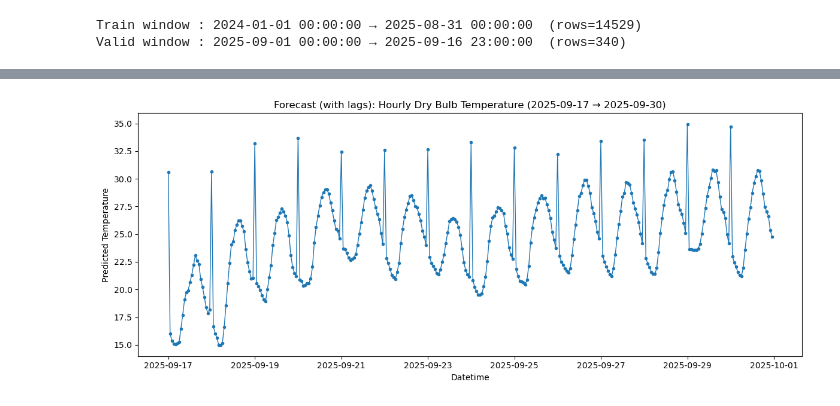
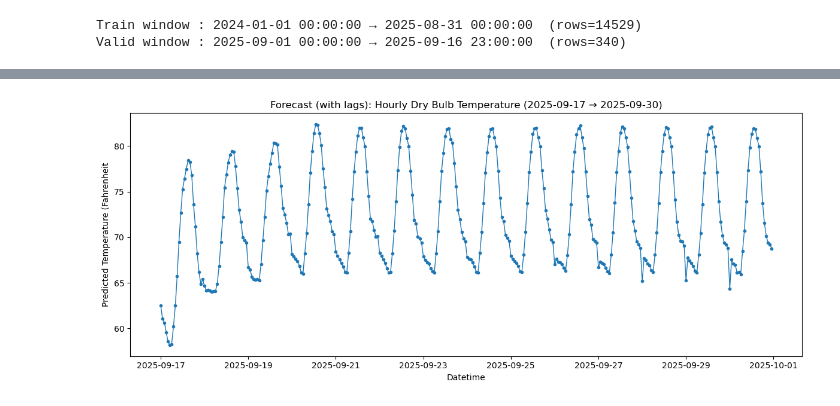
Before and after one commit to oarkse7486/ai-520-wthr-proj, a Jupyter notebook: RandomForest.ipynb, the cells around one changed output, grey strips where cells are left out. Cells and saved outputs as stored; diff of their text form; code cells hidden in the pictures.

Commit message:
Made changes to the dataset being used, added some visualizations and information

```diff
--- a/RandomForest.ipynb
+++ b/RandomForest.ipynb
@@ -16,5 +19,5 @@ from sklearn.inspection import permutation_importance
 # %%
-df = pd.read_csv('clean_data/clean_wthr_dt.csv')
+df = pd.read_csv('clean_data/updt_clean_wthr_dt.csv')
 df["ds"] = pd.to_datetime(df["ds"])
 df = df.sort_values("ds").reset_index(drop=True)
 
@@ -71,5 +78,5 @@ dtype: object
 # %%
-target = "HourlyDryBulbTemperature"
+target = "Hourly_Dry_Bulb_Temp_F"
 
 df["year"] = df["ds"].dt.year.astype(int)
 df["month"] = df["ds"].dt.month.astype(int)
@@ -96,19 +105,19 @@ features = base_features + lag_features
 # %%
 # Point at which data should be split
-val_start = pd.Timestamp("2025-09-01 00:00:00")
-val_end = pd.Timestamp("2025-09-16 23:59:59")
+test_start = pd.Timestamp("2025-09-01 00:00:00")
+test_end = pd.Timestamp("2025-09-16 23:59:59")
 
-train_df = df[df["ds"] < val_start].copy()
-val_df   = df[(df["ds"] >= val_start) & (df["ds"] <= val_end)].copy()
+train_df = df[df["ds"] < test_start].copy()
+test_df   = df[(df["ds"] >= test_start) & (df["ds"] <= test_end)].copy()
 
 X_train = train_df[features].astype(float)
 y_train = train_df[target].astype(float)
 
-X_val = val_df[features].astype(float)
-y_val = val_df[target].astype(float)
+X_test = test_df[features].astype(float)
+y_test = test_df[target].astype(float)
 
 print(f"Train window : {train_df['ds'].min()} → {train_df['ds'].max()}  (rows={len(train_df)})")
-print(f"Valid window : {val_df['ds'].min()} → {val_df['ds'].max()}  (rows={len(val_df)})")
+print(f"Valid window : {test_df['ds'].min()} → {test_df['ds'].max()}  (rows={len(test_df)})")
 # %% [output]
 Train window : 2024-01-01 00:00:00 → 2025-08-31 00:00:00  (rows=14529)
 Valid window : 2025-09-01 00:00:00 → 2025-09-16 23:00:00  (rows=340)
@@ -180,7 +196,7 @@ f_start = pd.Timestamp("2025-09-17 00:00:00")
 f_end = pd.Timestamp("2025-09-30 23:59:59")
 
 history = train_df.set_index("ds")[target].astype(float).copy()
-history = pd.concat([history, val_df.set_index("ds")[target].astype(float)]).sort_index()
+history = pd.concat([history, test_df.set_index("ds")[target].astype(float)]).sort_index()
 
 future_idx = pd.date_range(f_start, f_end, freq="h", inclusive="both")
 
@@ -270,10 +302,10 @@ Top features By Importance:
 # %%
 plt.figure(figsize=(12,5))
 plt.plot(predictions["ds"], predictions["pred_hourlyDryBulbTemperature"], marker='.', linewidth=1)
 plt.title("Forecast (with lags): Hourly Dry Bulb Temperature (2025-09-17 → 2025-09-30)")
 plt.xlabel("Datetime")
-plt.ylabel("Predicted Temperature")
+plt.ylabel("Predicted Temperature (Fahrenheit")
 plt.tight_layout()
 plt.show()
 # %% [output]
-[figure, old version]
+[figure, new version]
```
Also changed, not shown: parts of 14 cells of this notebook.
